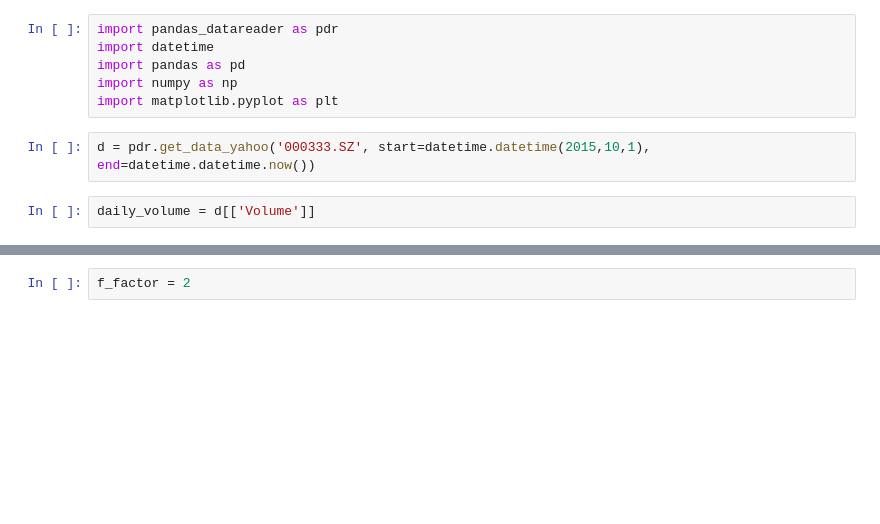
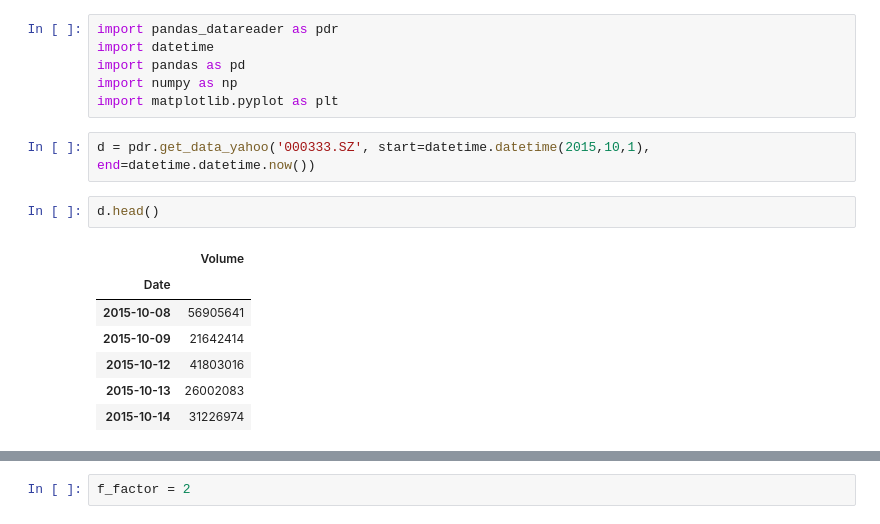
Before and after one commit to lbjworld/snake, a Jupyter notebook: volume_detector.ipynb, the cells around one changed output, grey strips where cells are left out. Saved outputs shown, nothing was run; the diff lists cells and outputs as text; blank space fills up the shorter version.

```diff
--- a/volume_detector.ipynb
+++ b/volume_detector.ipynb
@@ -6,8 +6,16 @@ import numpy as np
 import matplotlib.pyplot as plt
 # %%
 d = pdr.get_data_yahoo('000333.SZ', start=datetime.datetime(2015,10,1), end=datetime.datetime.now())
-# %%
-daily_volume = d[['Volume']]
+# %%
+d.head()
+# %% [output]
+|  | Volume |
+| Date |  |
+| 2015-10-08 | 56905641 |
+| 2015-10-09 | 21642414 |
+| 2015-10-12 | 41803016 |
+| 2015-10-13 | 26002083 |
+| 2015-10-14 | 31226974 |
 # %%
 signals = pd.DataFrame(index=d.index)
 signals['signal'] = 0.0
```
Also changed, not shown: parts of 5 cells of this notebook, 5 other files.
